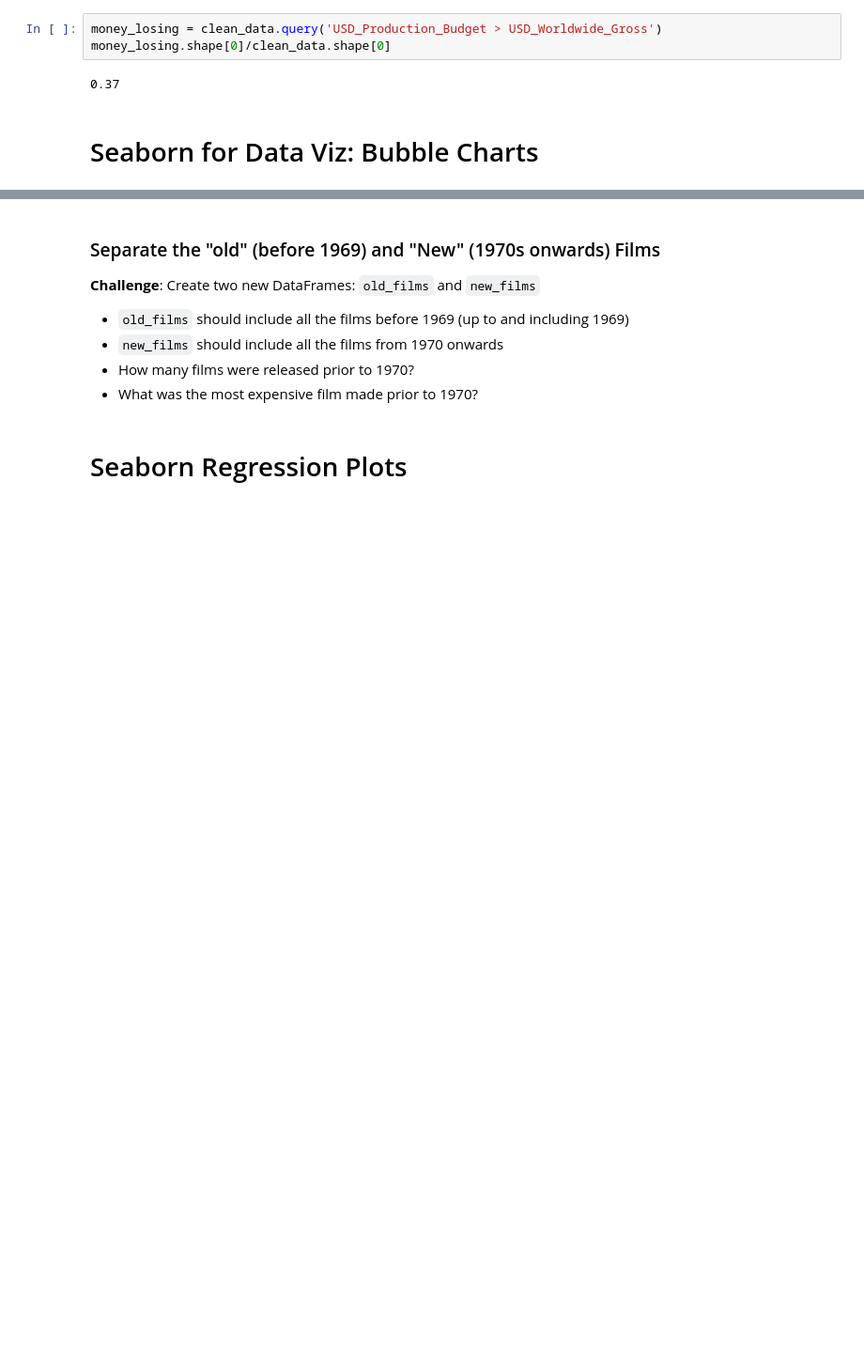
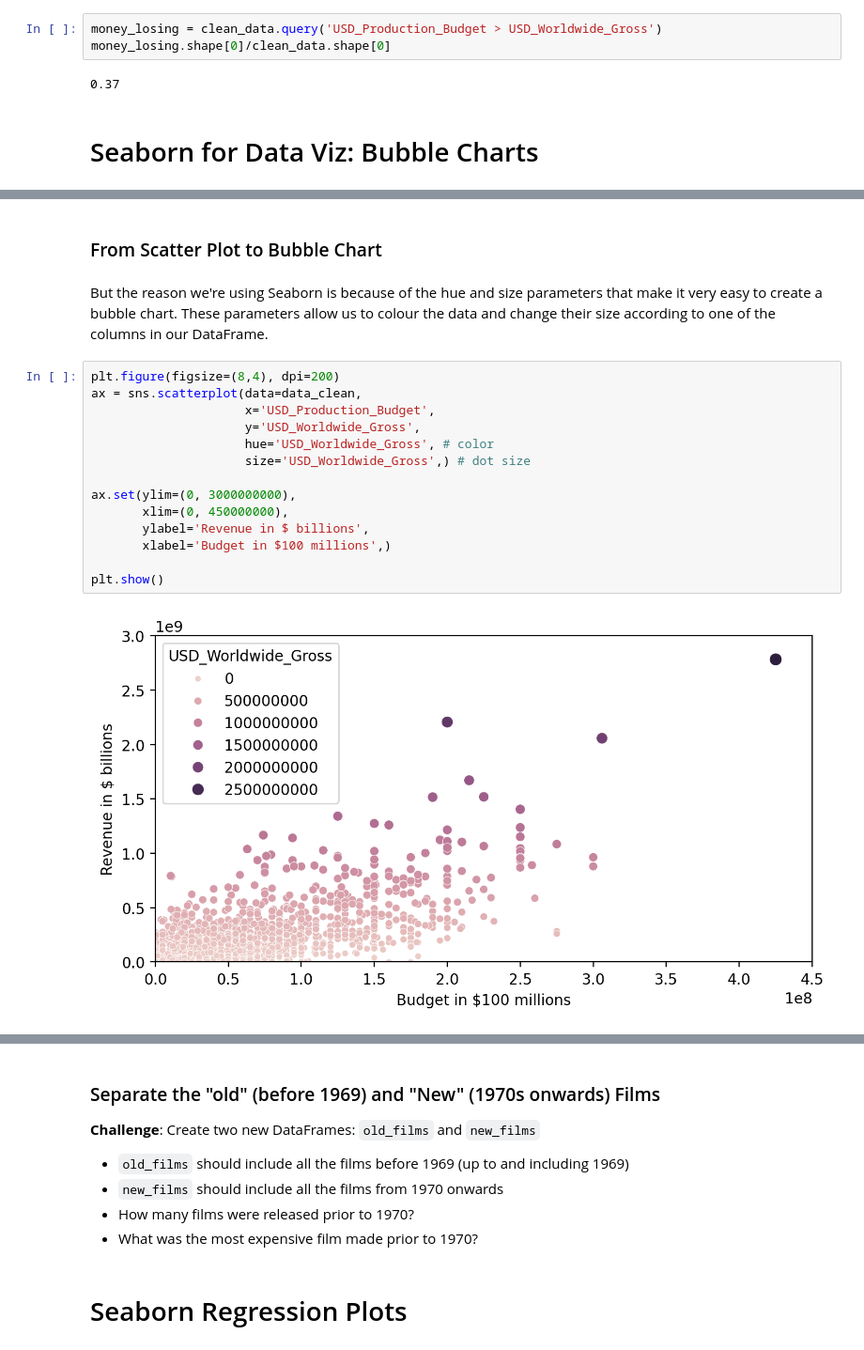
Before and after one commit to ksg-dev/linear-regression-seaborn, a Jupyter notebook: Seaborn_and_Linear_Regression_(start).ipynb, the cells around one changed output, grey strips where cells are left out. Shown at 94% size. Cells and saved outputs as stored; diff of their text form; blank space fills up the shorter version.

```diff
--- a/Seaborn_and_Linear_Regression_(start).ipynb
+++ b/Seaborn_and_Linear_Regression_(start).ipynb
@@ -413,0 +486,20 @@ money_losing.shape[0]/clean_data.shape[0]
+# %% [markdown]
+### From Scatter Plot to Bubble Chart
+# %% [markdown]
+But the reason we're using Seaborn is because of the hue and size parameters that make it very easy to create a bubble chart. These parameters allow us to colour the data and change their size according to one of the columns in our DataFrame.
+# %%
+plt.figure(figsize=(8,4), dpi=200)
+ax = sns.scatterplot(data=data_clean,
+                     x='USD_Production_Budget',
+                     y='USD_Worldwide_Gross',
+                     hue='USD_Worldwide_Gross', # color
+                     size='USD_Worldwide_Gross',) # dot size
+
+ax.set(ylim=(0, 3000000000),
+       xlim=(0, 450000000),
+       ylabel='Revenue in $ billions',
+       xlabel='Budget in $100 millions',)
+
+plt.show()
+# %% [output]
+[figure, added]
```
Also changed, not shown: parts of 15 cells of this notebook.
